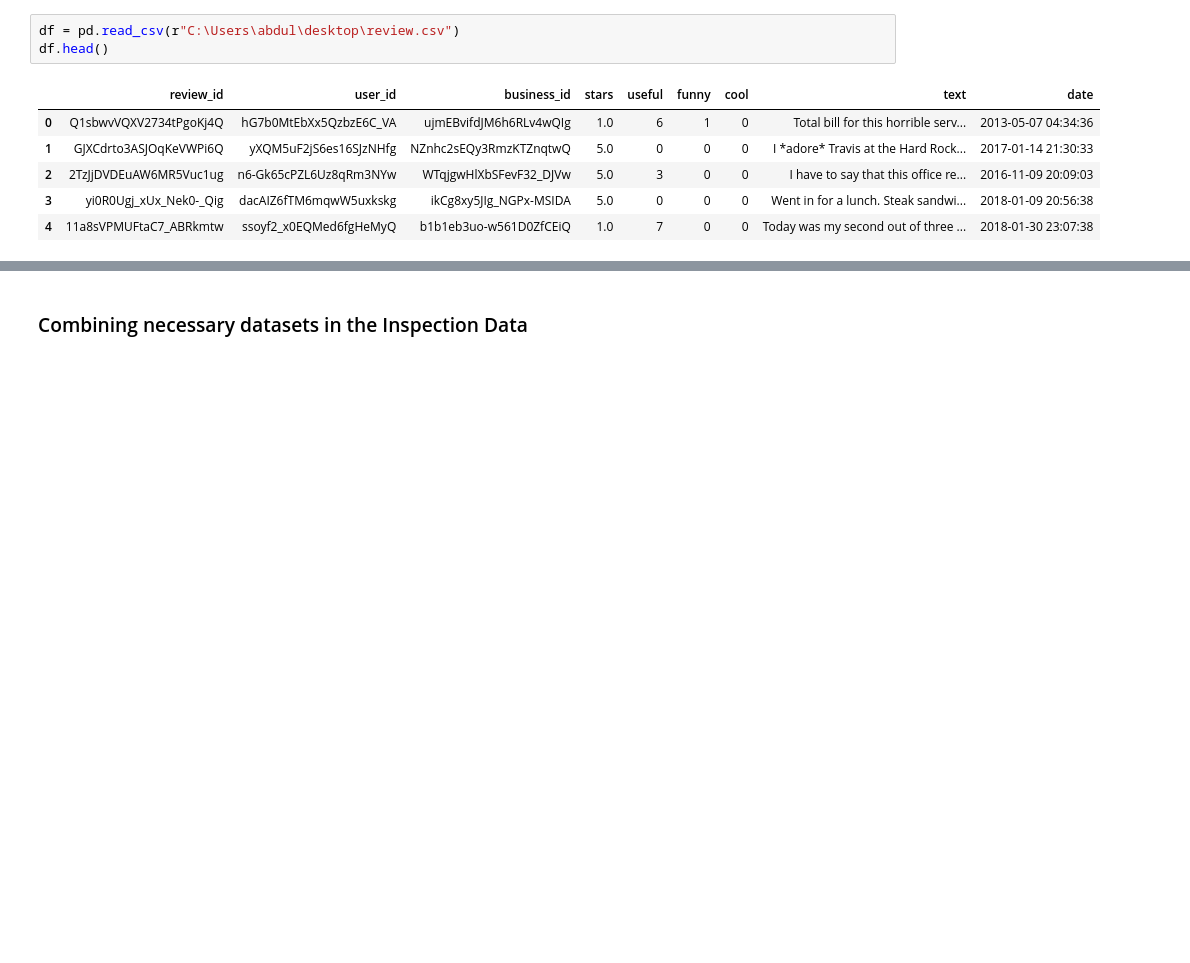
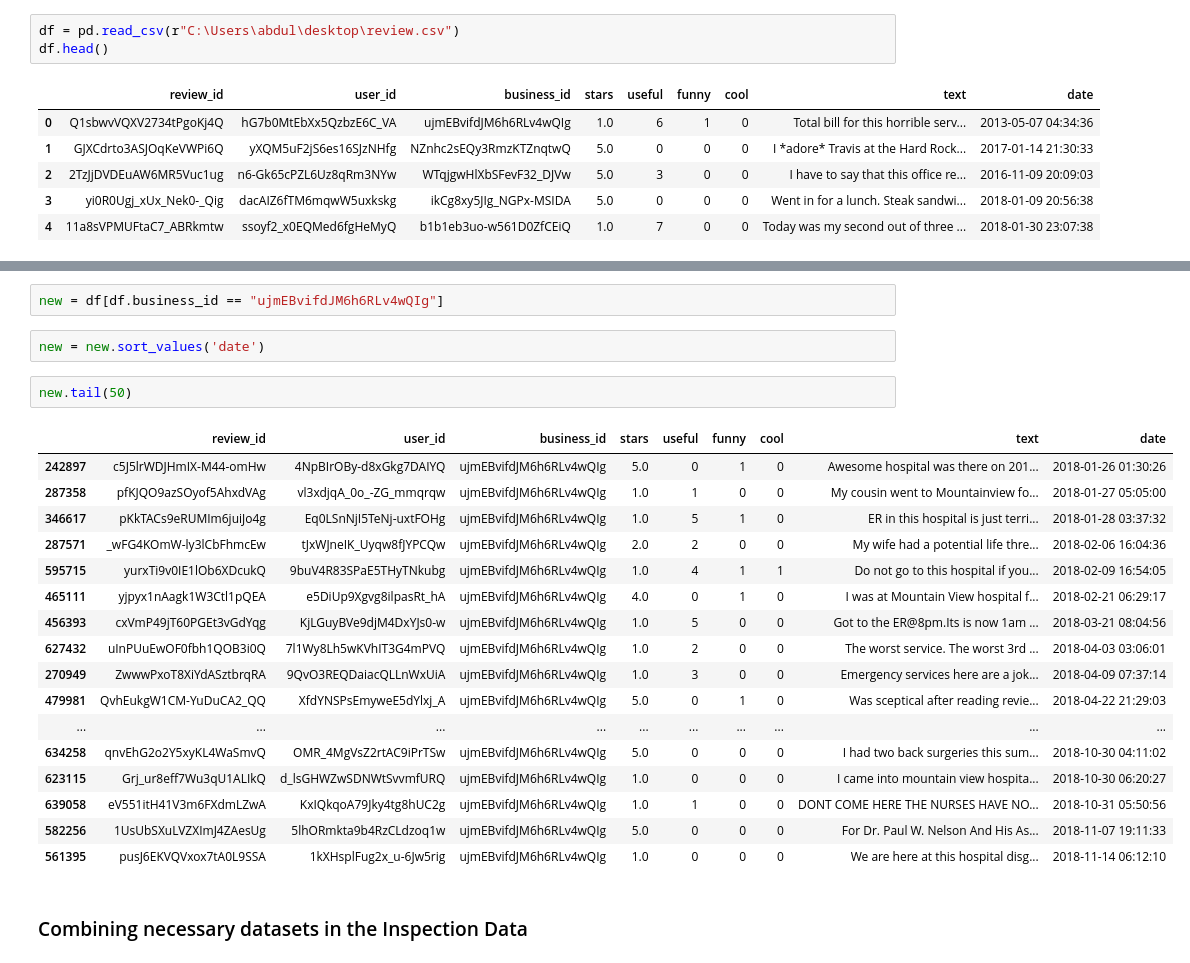
Before and after one commit to RishabPanyam96/Las_Vegas_Food_Inspection, a Jupyter notebook: code/Yelp project Datasets.ipynb, the cells around one changed output, grey strips where cells are left out. Drawn from its saved outputs; the diff is of its cells as text; blank space fills up the shorter version.

Commit message:
combined the business and review datasets and some cleaning

```diff
--- a/code/Yelp project Datasets.ipynb
+++ b/code/Yelp project Datasets.ipynb
@@ -121,3 +135,27 @@ NameError: name 'df' is not defined
+# %%
+new = df[df.business_id == "ujmEBvifdJM6h6RLv4wQIg"]
+# %%
+new = new.sort_values('date')
+# %%
+new.tail(50)
+# %% [output]
+|  | review_id | user_id | business_id | stars | useful | funny | cool | text | date |
+| 242897 | c5J5lrWDJHmIX-M44-omHw | 4NpBIrOBy-d8xGkg7DAIYQ | ujmEBvifdJM6h6RLv4wQIg | 5.0 | 0 | 1 | 0 | Awesome hospital was there on 201... | 2018-01-26 01:30:26 |
+| 287358 | pfKJQO9azSOyof5AhxdVAg | vl3xdjqA_0o_-ZG_mmqrqw | ujmEBvifdJM6h6RLv4wQIg | 1.0 | 1 | 0 | 0 | My cousin went to Mountainview fo... | 2018-01-27 05:05:00 |
+| 346617 | pKkTACs9eRUMIm6juiJo4g | Eq0LSnNjI5TeNj-uxtFOHg | ujmEBvifdJM6h6RLv4wQIg | 1.0 | 5 | 1 | 0 | ER in this hospital is just terri... | 2018-01-28 03:37:32 |
+| 287571 | _wFG4KOmW-ly3lCbFhmcEw | tJxWJneIK_Uyqw8fJYPCQw | ujmEBvifdJM6h6RLv4wQIg | 2.0 | 2 | 0 | 0 | My wife had a potential life thre... | 2018-02-06 16:04:36 |
+| 595715 | yurxTi9v0IE1lOb6XDcukQ | 9buV4R83SPaE5THyTNkubg | ujmEBvifdJM6h6RLv4wQIg | 1.0 | 4 | 1 | 1 | Do not go to this hospital if you... | 2018-02-09 16:54:05 |
+| 465111 | yjpyx1nAagk1W3Ctl1pQEA | e5DiUp9Xgvg8ilpasRt_hA | ujmEBvifdJM6h6RLv4wQIg | 4.0 | 0 | 1 | 0 | I was at Mountain View hospital f... | 2018-02-21 06:29:17 |
+| 456393 | cxVmP49jT60PGEt3vGdYqg | KjLGuyBVe9djM4DxYJs0-w | ujmEBvifdJM6h6RLv4wQIg | 1.0 | 5 | 0 | 0 | Got to the ER@8pm.Its is now 1am ... | 2018-03-21 08:04:56 |
+| 627432 | uInPUuEwOF0fbh1QOB3i0Q | 7l1Wy8Lh5wKVhIT3G4mPVQ | ujmEBvifdJM6h6RLv4wQIg | 1.0 | 2 | 0 | 0 | The worst service. The worst 3rd ... | 2018-04-03 03:06:01 |
+| 270949 | ZwwwPxoT8XiYdASztbrqRA | 9QvO3REQDaiacQLLnWxUiA | ujmEBvifdJM6h6RLv4wQIg | 1.0 | 3 | 0 | 0 | Emergency services here are a jok... | 2018-04-09 07:37:14 |
+| 479981 | QvhEukgW1CM-YuDuCA2_QQ | XfdYNSPsEmyweE5dYlxj_A | ujmEBvifdJM6h6RLv4wQIg | 5.0 | 0 | 1 | 0 | Was sceptical after reading revie... | 2018-04-22 21:29:03 |
+| ... | ... | ... | ... | ... | ... | ... | ... | ... | ... |
+| 634258 | qnvEhG2o2Y5xyKL4WaSmvQ | OMR_4MgVsZ2rtAC9iPrTSw | ujmEBvifdJM6h6RLv4wQIg | 5.0 | 0 | 0 | 0 | I had two back surgeries this sum... | 2018-10-30 04:11:02 |
+| 623115 | Grj_ur8eff7Wu3qU1ALIkQ | d_lsGHWZwSDNWtSvvmfURQ | ujmEBvifdJM6h6RLv4wQIg | 1.0 | 0 | 0 | 0 | I came into mountain view hospita... | 2018-10-30 06:20:27 |
+| 639058 | eV551itH41V3m6FXdmLZwA | KxIQkqoA79Jky4tg8hUC2g | ujmEBvifdJM6h6RLv4wQIg | 1.0 | 1 | 0 | 0 | DONT COME HERE THE NURSES HAVE NO... | 2018-10-31 05:50:56 |
+| 582256 | 1UsUbSXuLVZXImJ4ZAesUg | 5lhORmkta9b4RzCLdzoq1w | ujmEBvifdJM6h6RLv4wQIg | 5.0 | 0 | 0 | 0 | For Dr. Paul W. Nelson And His As... | 2018-11-07 19:11:33 |
+| 561395 | pusJ6EKVQVxox7tA0L9SSA | 1kXHsplFug2x_u-6Jw5rig | ujmEBvifdJM6h6RLv4wQIg | 1.0 | 0 | 0 | 0 | We are here at this hospital disg... | 2018-11-14 06:12:10 |
 # %% [markdown]
 ### Combining necessary datasets in the Inspection Data
 # %%
```
Also changed, not shown: parts of 24 cells of this notebook.
